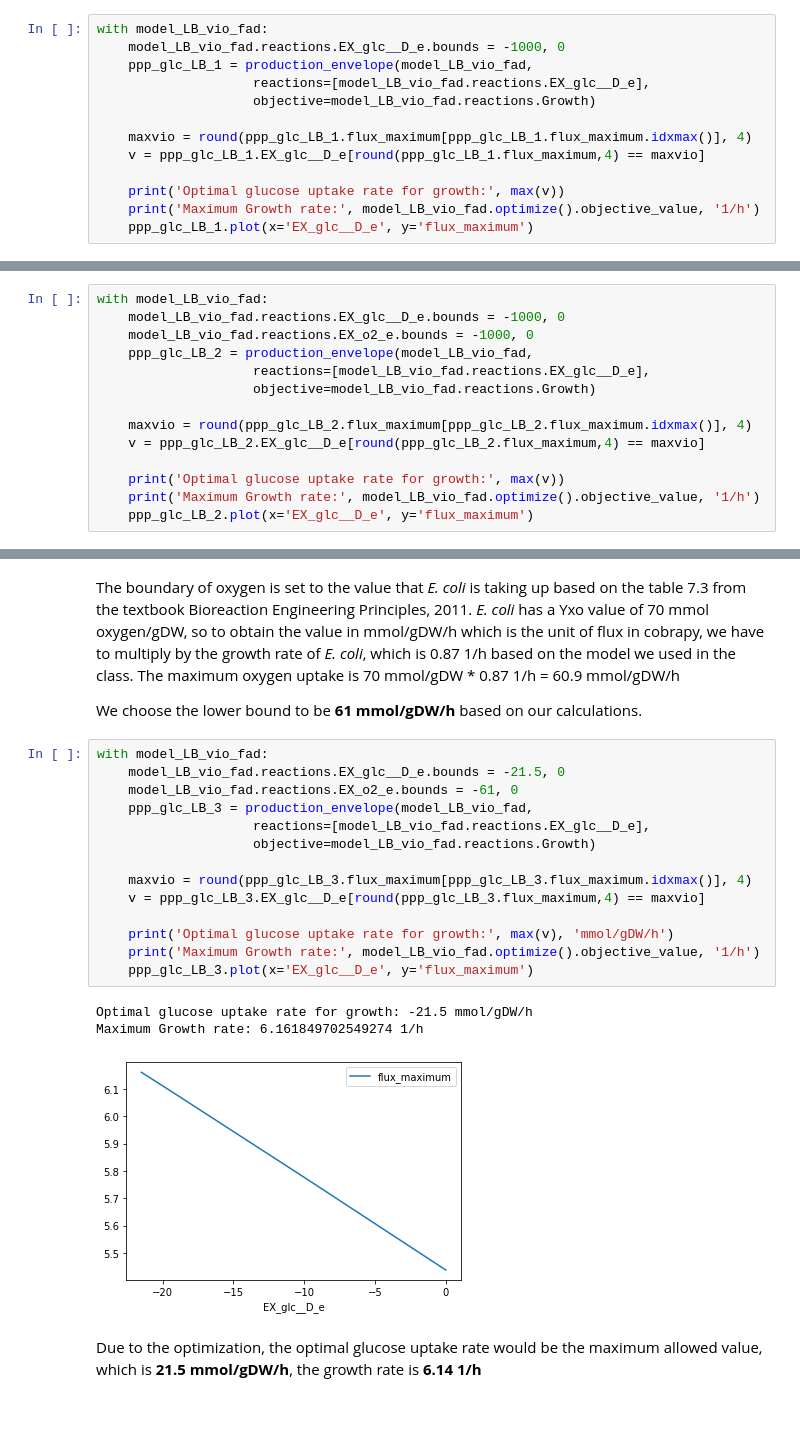
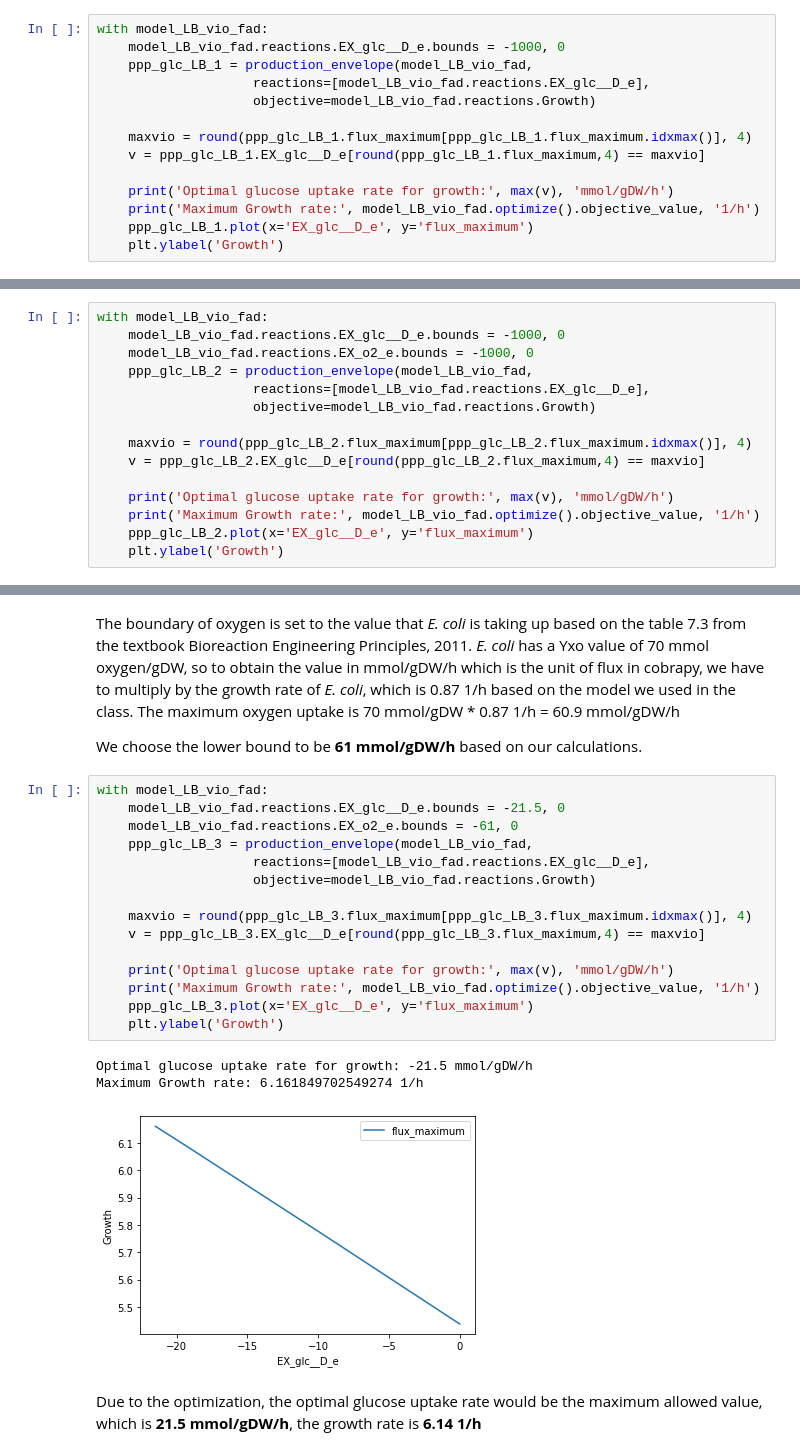
Before and after one commit to 27410/group-assignment-2021-group_1_vibrio_natriegens_2021, a Jupyter notebook: Phenotypic_phase_planes_plotting.ipynb, the cells around one changed output, grey strips where cells are left out. Saved outputs shown, nothing was run; the diff lists cells and outputs as text; blank space fills up the shorter version.

```diff
--- a/Phenotypic_phase_planes_plotting.ipynb
+++ b/Phenotypic_phase_planes_plotting.ipynb
@@ -35,7 +35,8 @@ with model_LB_vio_fad:
     maxvio = round(ppp_glc_LB_1.flux_maximum[ppp_glc_LB_1.flux_maximum.idxmax()], 4)
     v = ppp_glc_LB_1.EX_glc__D_e[round(ppp_glc_LB_1.flux_maximum,4) == maxvio]
 
-    print('Optimal glucose uptake rate for growth:', max(v))
+    print('Optimal glucose uptake rate for growth:', max(v), 'mmol/gDW/h')
     print('Maximum Growth rate:', model_LB_vio_fad.optimize().objective_value, '1/h')
     ppp_glc_LB_1.plot(x='EX_glc__D_e', y='flux_maximum')
+    plt.ylabel('Growth')
 # %% [output]
@@ -57,7 +58,8 @@ with model_LB_vio_fad:
     maxvio = round(ppp_glc_LB_2.flux_maximum[ppp_glc_LB_2.flux_maximum.idxmax()], 4)
     v = ppp_glc_LB_2.EX_glc__D_e[round(ppp_glc_LB_2.flux_maximum,4) == maxvio]
 
-    print('Optimal glucose uptake rate for growth:', max(v))
+    print('Optimal glucose uptake rate for growth:', max(v), 'mmol/gDW/h')
     print('Maximum Growth rate:', model_LB_vio_fad.optimize().objective_value, '1/h')
     ppp_glc_LB_2.plot(x='EX_glc__D_e', y='flux_maximum')
+    plt.ylabel('Growth')
 # %% [output]
@@ -77,21 +79,22 @@ We choose the lower bound to be **61 mmol/gDW/h** based on our calculations.
 # %%
 with model_LB_vio_fad:
     model_LB_vio_fad.reactions.EX_glc__D_e.bounds = -21.5, 0
     model_LB_vio_fad.reactions.EX_o2_e.bounds = -61, 0
     ppp_glc_LB_3 = production_envelope(model_LB_vio_fad,
                     reactions=[model_LB_vio_fad.reactions.EX_glc__D_e],
                     objective=model_LB_vio_fad.reactions.Growth)
 
     maxvio = round(ppp_glc_LB_3.flux_maximum[ppp_glc_LB_3.flux_maximum.idxmax()], 4)
     v = ppp_glc_LB_3.EX_glc__D_e[round(ppp_glc_LB_3.flux_maximum,4) == maxvio]
 
     print('Optimal glucose uptake rate for growth:', max(v), 'mmol/gDW/h')
     print('Maximum Growth rate:', model_LB_vio_fad.optimize().objective_value, '1/h')
     ppp_glc_LB_3.plot(x='EX_glc__D_e', y='flux_maximum')
+    plt.ylabel('Growth')
 # %% [output]
 Optimal glucose uptake rate for growth: -21.5 mmol/gDW/h
 Maximum Growth rate: 6.161849702549274 1/h
-[figure, old version]
+[figure, new version]
 # %% [markdown]
 Due to the optimization, the optimal glucose uptake rate would be the maximum allowed value, which is **21.5 mmol/gDW/h**, the growth rate is **6.14 1/h**
 # %% [markdown]
```
Also changed, not shown: parts of 18 cells of this notebook, 1 other file.
